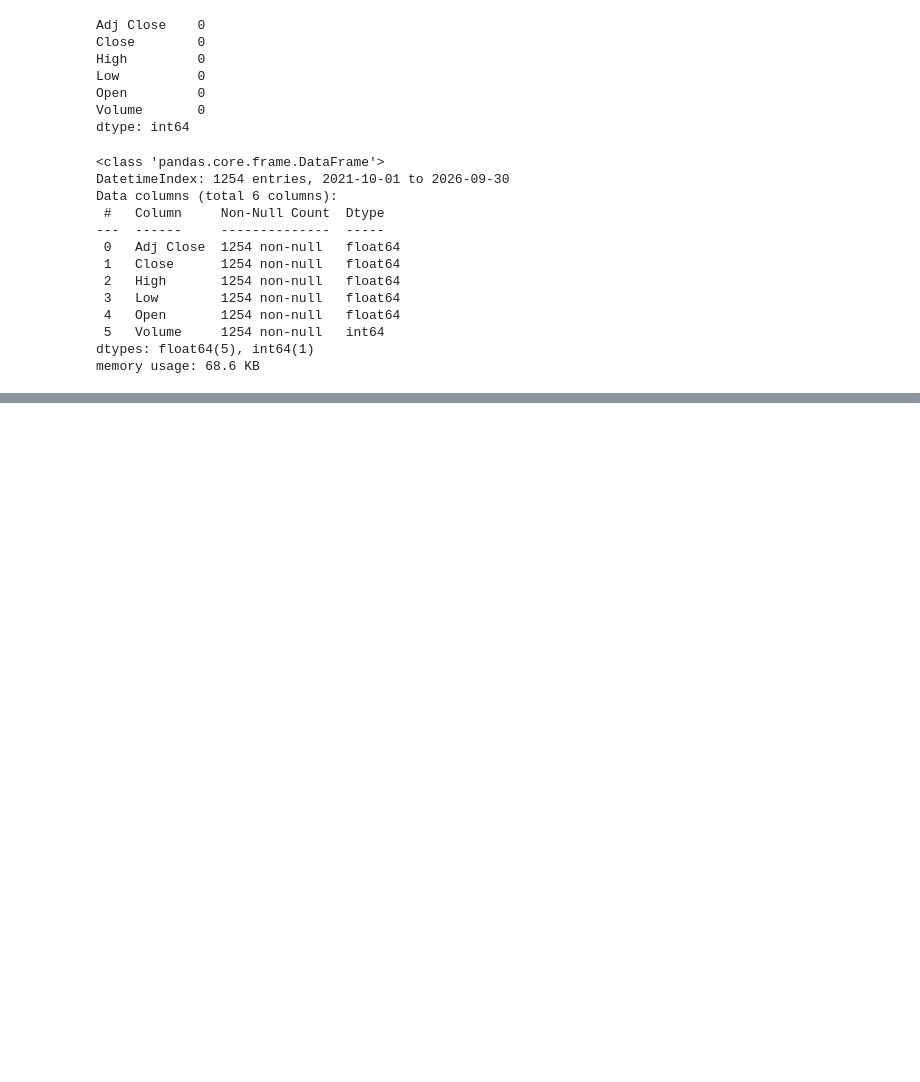
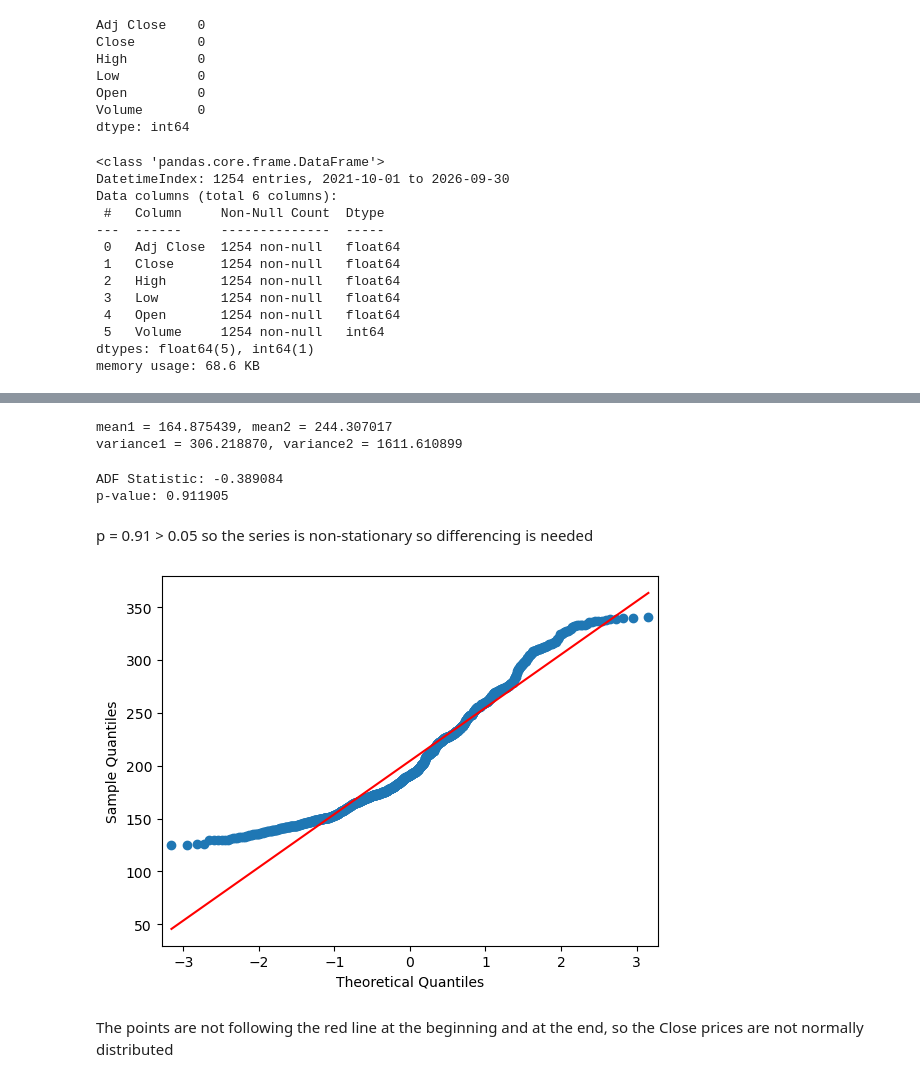
Before and after one commit to achbahri/CA1-2026167-machine, a Jupyter notebook: CA1_Achraf_Bahri_2026167.ipynb, the cells around one changed output, grey strips where cells are left out. Drawn from its saved outputs; the diff is of its cells as text; code cells hidden in the pictures; blank space fills up the shorter version.

```diff
--- a/CA1_Achraf_Bahri_2026167.ipynb
+++ b/CA1_Achraf_Bahri_2026167.ipynb
@@ -83,0 +116,37 @@ memory usage: 68.6 KB
+# %%
+# Row position of the middle of the dataset, used to divide the series into two equal halves
+mid = len(AAPL_df) // 2
+
+# Calculate the mean value of first half and second half
+mean1, mean2 = AAPL_df.iloc[:mid].Close.mean(), AAPL_df.iloc[mid:].Close.mean()
+
+# Calculate the variance value of  first half and second half
+var1, var2 = AAPL_df.iloc[:mid].Close.var(), AAPL_df.iloc[mid:].Close.var()
+
+# Display mean and variance of two parts of the time series
+print('mean1 = %f, mean2 = %f' % (mean1, mean2))
+print('variance1 = %f, variance2 = %f' % (var1, var2))
+# %% [output]
+mean1 = 164.875439, mean2 = 244.307017
+variance1 = 306.218870, variance2 = 1611.610899
+# %%
+from statsmodels.tsa.stattools import adfuller
+
+# Call adfuller() function to calculate the values
+adf_result = adfuller(AAPL_df.Close.tolist())
+print('ADF Statistic: %f' % adf_result[0])
+print('p-value: %f' % adf_result[1])
+# %% [output]
+ADF Statistic: -0.389084
+p-value: 0.911905
+# %% [markdown]
+p = 0.91 > 0.05 so the series is non-stationary so differencing is needed
+# %%
+import statsmodels.api as sm
+
+# qqplot for the 'Close' column : help us to understand normal distribution or not
+x = sm.qqplot(AAPL_df['Close'], line = 's')
+# %% [output]
+[figure, added]
+# %% [markdown]
+The points are not following the red line at the beginning and at the end, so the Close prices are not normally distributed
```
Also changed, not shown: parts of 12 cells of this notebook.
